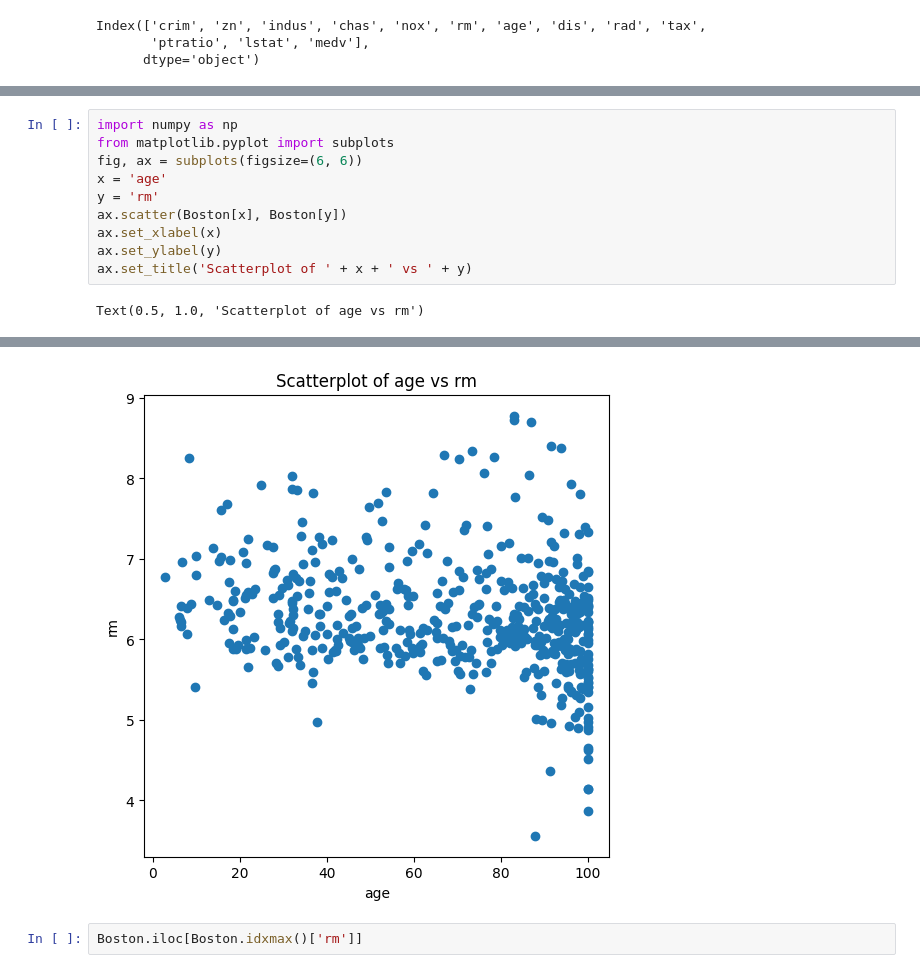
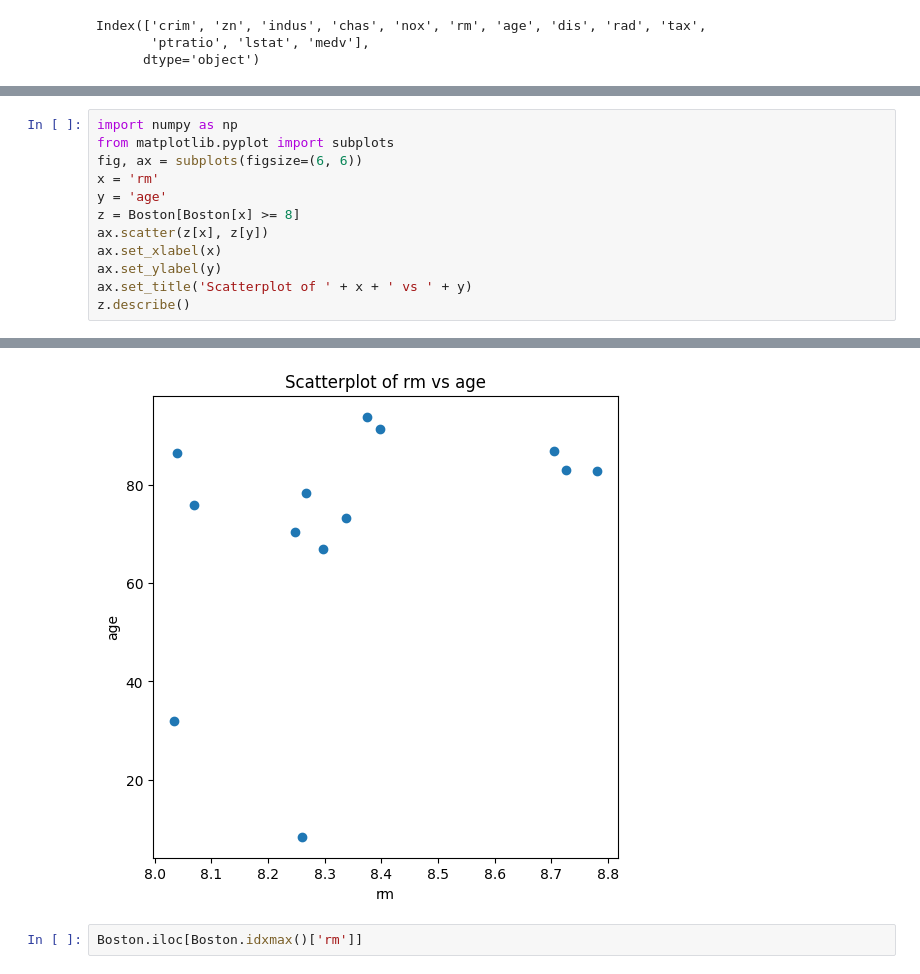
Before and after one commit to dan035-ucsd/MATH-102, a Jupyter notebook: math189/HW1/Boston.ipynb, the cells around one changed output, grey strips where cells are left out. Saved outputs shown, nothing was run; the diff lists cells and outputs as text.

```diff
--- a/math189/HW1/Boston.ipynb
+++ b/math189/HW1/Boston.ipynb
@@ -71,11 +71,12 @@ Boston.describe()
 import numpy as np
 from matplotlib.pyplot import subplots
 fig, ax = subplots(figsize=(6, 6))
-x = 'age'
-y = 'rm'
-ax.scatter(Boston[x], Boston[y])
+x = 'rm'
+y = 'age'
+z = Boston[Boston[x] >= 8]
+ax.scatter(z[x], z[y])
 ax.set_xlabel(x)
 ax.set_ylabel(y)
 ax.set_title('Scatterplot of ' + x + ' vs ' + y)
+z.describe()
 # %% [output]
-Text(0.5, 1.0, 'Scatterplot of age vs rm')
@@ -82,4 +92,4 @@ Text(0.5, 1.0, 'Scatterplot of age vs rm')
-[figure, old version]
+[figure, new version]
 # %%
 Boston.iloc[Boston.idxmax()['rm']]
 # %% [output]
```
Also changed, not shown: parts of 2 cells of this notebook, 3 other files.
